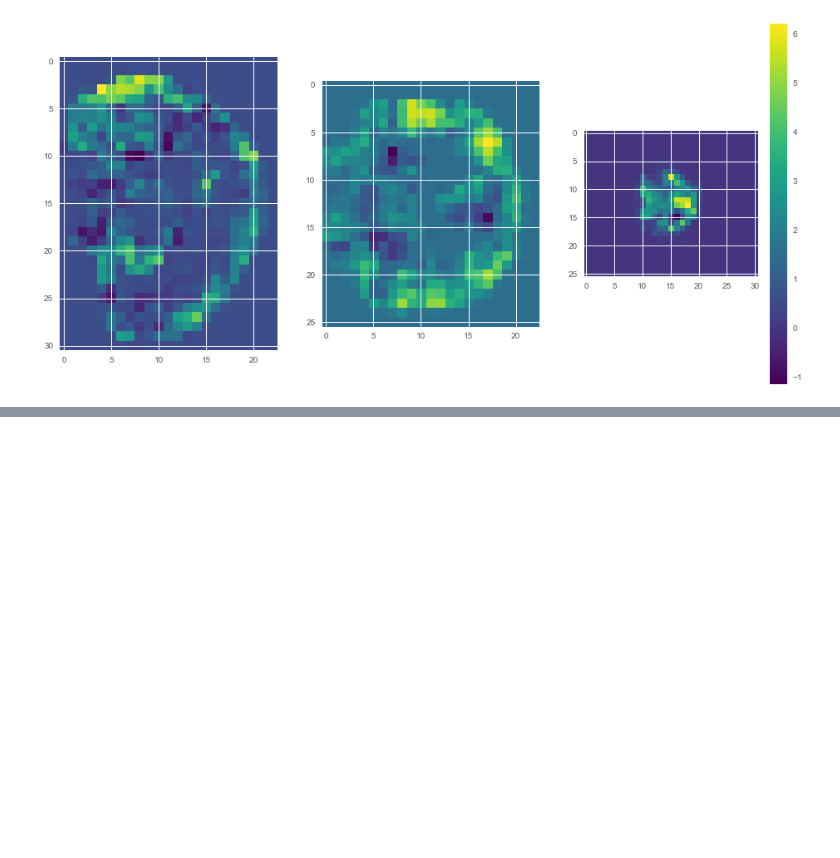
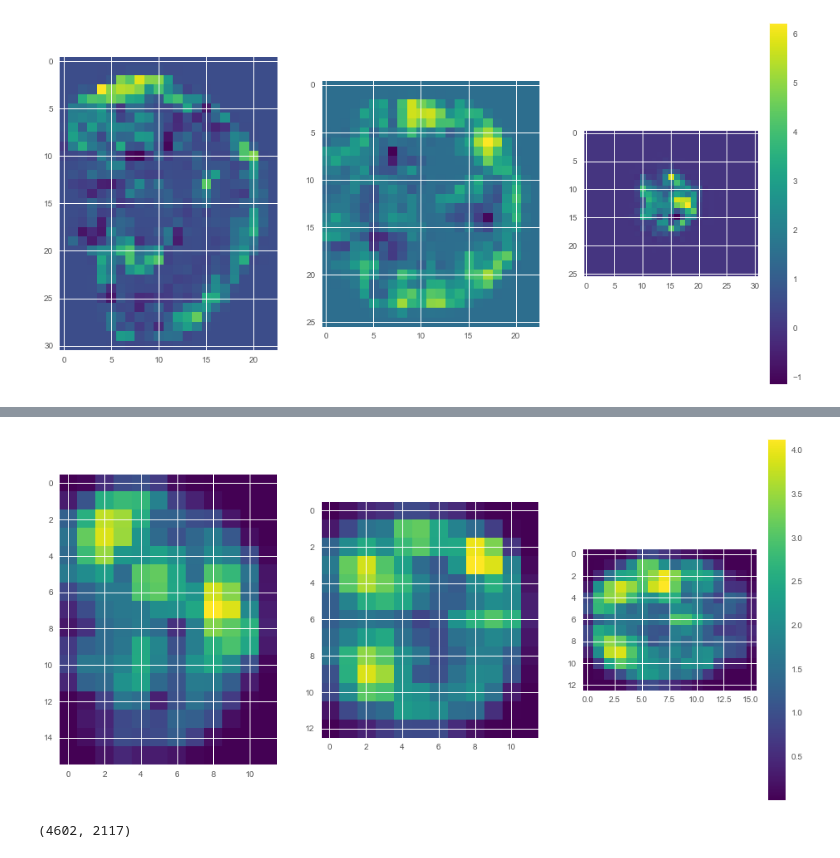
Before and after one commit to WesleyyC/fMRI-classification, a Jupyter notebook: data_preprocess_analyze/Data_Analyze_Wes.ipynb, the cells around one changed output, grey strips where cells are left out. Cells and saved outputs as stored; diff of their text form; code cells hidden in the pictures; blank space fills up the shorter version.

```diff
--- a/data_preprocess_analyze/Data_Analyze_Wes.ipynb
+++ b/data_preprocess_analyze/Data_Analyze_Wes.ipynb
@@ -139,0 +159,27 @@ train_binary_Y[1]
+# %%
+sample_no = 100
+
+image = normalized_train_X[sample_no]
+
+def process_image(image):
+    image = skimage.measure.block_reduce(image, (2,2), np.max)
+    return image
+
+plt.figure(figsize=(16,8))
+
+cmap = 'viridis'
+
+plt.subplot(1, 3, 1)
+plt.imshow(process_image(np.max(image, axis=0)),cmap=cmap)
+
+plt.subplot(1, 3, 2)
+plt.imshow(process_image(np.max(image, axis=1)),cmap=cmap)
+
+plt.subplot(1, 3, 3)
+plt.imshow(process_image(np.max(image, axis=2)),cmap=cmap)
+
+plt.colorbar()
+
+plt.show()
+# %% [output]
+[figure, added]
@@ -139,0 +206,4 @@ train_binary_Y[1]
+# %%
+processed_train_X.shape
+# %% [output]
+(4602, 2117)
```
Also changed, not shown: parts of 15 cells of this notebook, 4 other files.
